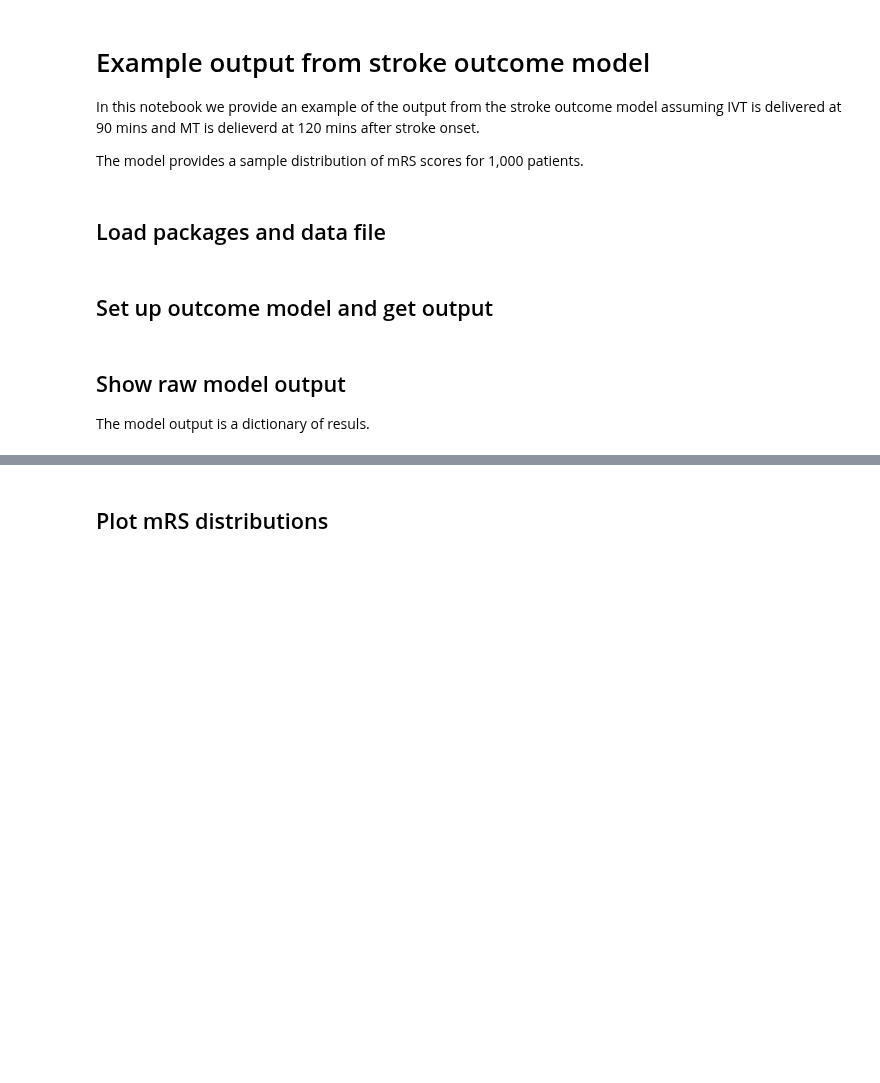
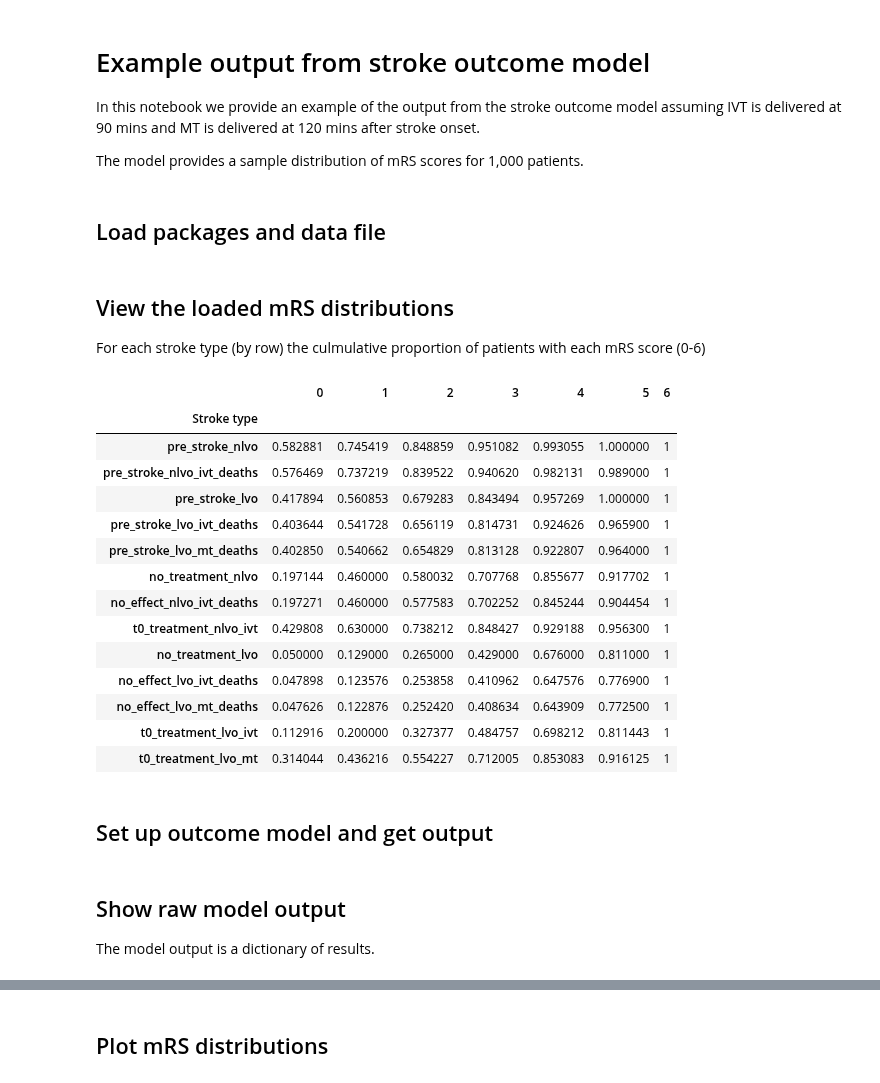
Before and after one commit to samuel-book/stroke_outcome, a Jupyter notebook: demo_of_outcome_model.ipynb, the cells around one changed output, grey strips where cells are left out. Cells and saved outputs as stored; diff of their text form; code cells hidden in the pictures; blank space fills up the shorter version.

```diff
--- a/demo_of_outcome_model.ipynb
+++ b/demo_of_outcome_model.ipynb
@@ -1,7 +1,7 @@
 # %% [markdown]
 # Example output from stroke outcome model
 
-In this notebook we provide an example of the output from the stroke outcome model assuming IVT is delivered at 90 mins and MT is delieverd at 120 mins after stroke onset.
+In this notebook we provide an example of the output from the stroke outcome model assuming IVT is delivered at 90 mins and MT is delivered at 120 mins after stroke onset.
 
 The model provides a sample distribution of mRS scores for 1,000 patients.
 # %% [markdown]
@@ -18,6 +18,27 @@ warnings.filterwarnings("ignore")
 # Load mRS distributions
 mrs_dists = pd.read_csv(
     './outcome_utilities/mrs_dist_probs_cumsum.csv', index_col='Stroke type')
+# %% [markdown]
+## View the loaded mRS distributions
+For each stroke type (by row) the culmulative proportion of patients with each mRS score (0-6)
+# %%
+mrs_dists
+# %% [output]
+|  | 0 | 1 | 2 | 3 | 4 | 5 | 6 |
+| Stroke type |  |  |  |  |  |  |  |
+| pre_stroke_nlvo | 0.582881 | 0.745419 | 0.848859 | 0.951082 | 0.993055 | 1.000000 | 1 |
+| pre_stroke_nlvo_ivt_deaths | 0.576469 | 0.737219 | 0.839522 | 0.940620 | 0.982131 | 0.989000 | 1 |
+| pre_stroke_lvo | 0.417894 | 0.560853 | 0.679283 | 0.843494 | 0.957269 | 1.000000 | 1 |
+| pre_stroke_lvo_ivt_deaths | 0.403644 | 0.541728 | 0.656119 | 0.814731 | 0.924626 | 0.965900 | 1 |
+| pre_stroke_lvo_mt_deaths | 0.402850 | 0.540662 | 0.654829 | 0.813128 | 0.922807 | 0.964000 | 1 |
+| no_treatment_nlvo | 0.197144 | 0.460000 | 0.580032 | 0.707768 | 0.855677 | 0.917702 | 1 |
+| no_effect_nlvo_ivt_deaths | 0.197271 | 0.460000 | 0.577583 | 0.702252 | 0.845244 | 0.904454 | 1 |
+| t0_treatment_nlvo_ivt | 0.429808 | 0.630000 | 0.738212 | 0.848427 | 0.929188 | 0.956300 | 1 |
+| no_treatment_lvo | 0.050000 | 0.129000 | 0.265000 | 0.429000 | 0.676000 | 0.811000 | 1 |
+| no_effect_lvo_ivt_deaths | 0.047898 | 0.123576 | 0.253858 | 0.410962 | 0.647576 | 0.776900 | 1 |
+| no_effect_lvo_mt_deaths | 0.047626 | 0.122876 | 0.252420 | 0.408634 | 0.643909 | 0.772500 | 1 |
+| t0_treatment_lvo_ivt | 0.112916 | 0.200000 | 0.327377 | 0.484757 | 0.698212 | 0.811443 | 1 |
+| t0_treatment_lvo_mt | 0.314044 | 0.436216 | 0.554227 | 0.712005 | 0.853083 | 0.916125 | 1 |
 # %% [markdown]
 ## Set up outcome model and get output
 # %%
@@ -31,7 +52,7 @@ outcomes = outcome_model.calculate_outcomes(time_to_ivt, time_to_mt)
 # %% [markdown]
 ## Show raw model output
 
-The model output is a dictionary of resuls.
+The model output is a dictionary of results.
 # %%
 outcomes
 # %% [output]
```
Also changed, not shown: parts of 23 cells of this notebook.
